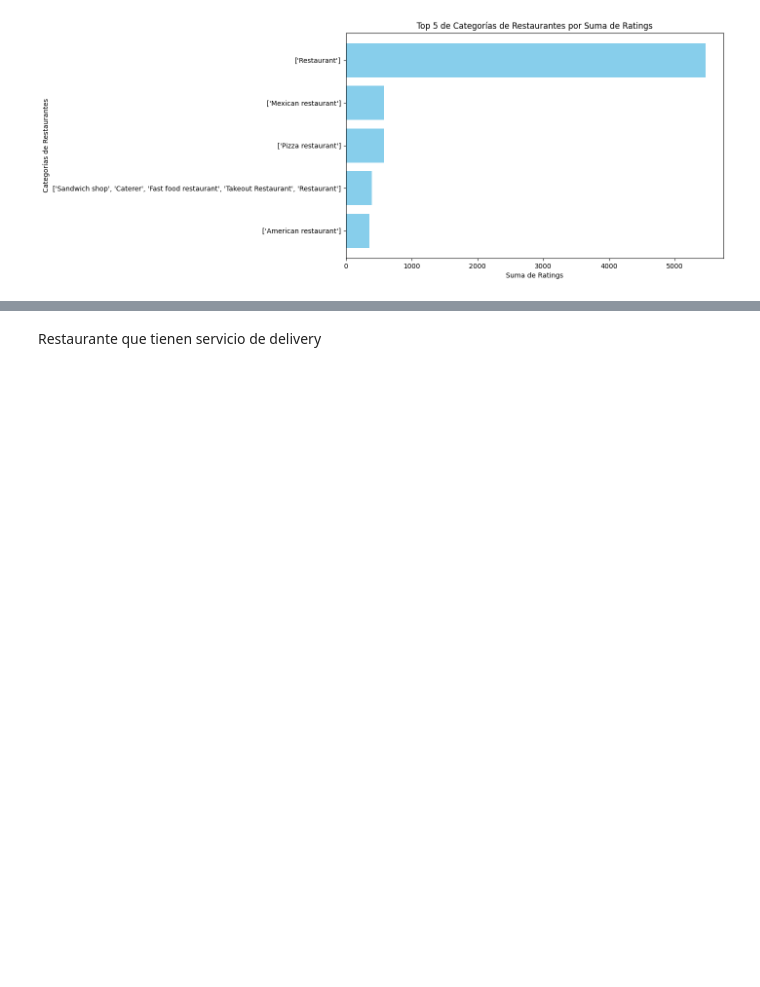
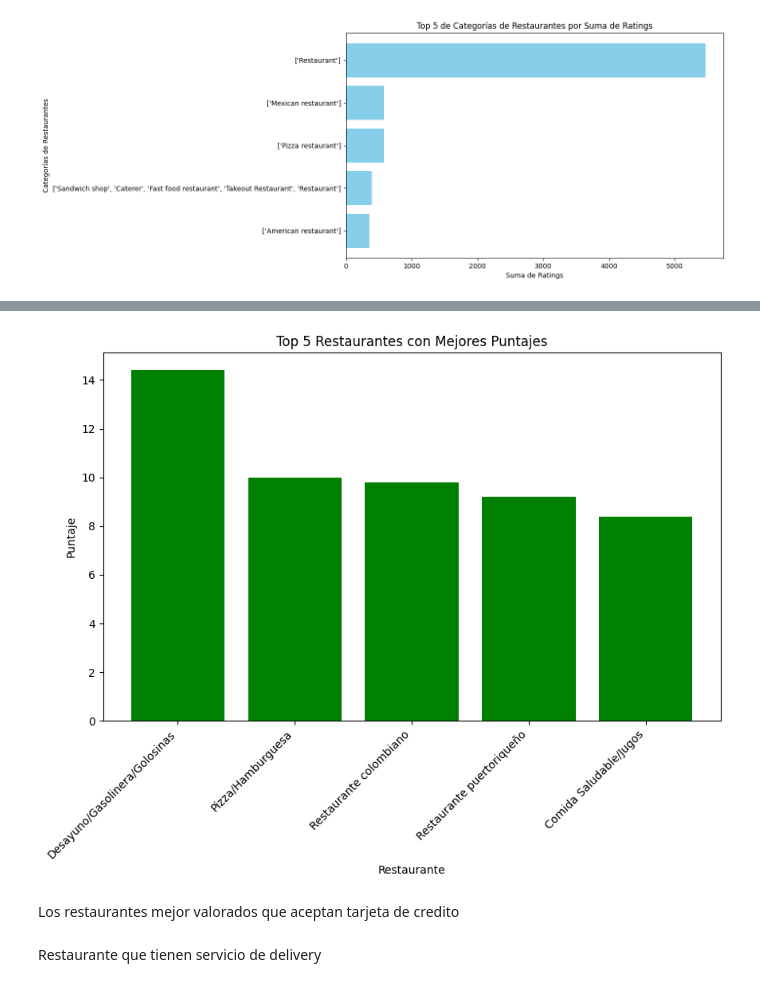
Before and after one commit to rfpcast/Proyecto-DA-Miami-2026, a Jupyter notebook: EDA.ipynb, the cells around one changed output, grey strips where cells are left out. Saved outputs shown, nothing was run; the diff lists cells and outputs as text; code cells hidden in the pictures; blank space fills up the shorter version.

```diff
--- a/EDA.ipynb
+++ b/EDA.ipynb
@@ -252,0 +255,10 @@ plt.show()
+# %%
+# Restaurantes que aceptan tarjeta de credito
+Tarjeta_credito = df_Florida_Google[df_Florida_Google['MISC'].str.contains("Credit Car", case=False)]
+# %%
+# Agrupamos por "category" y "MISC", sumando la columna 'avg_rating'
+Tarjeta_credito = Tarjeta_credito.groupby(['category',"MISC"])['avg_rating'].sum().reset_index()
+# Ordenamos los 5 mejores puntajes
+Tarjeta_credito = Tarjeta_credito.sort_values(by='avg_rating', ascending=False)
+top_5_restaurante_credito = Tarjeta_credito.head(5)
+top_5_restaurante_credito
@@ -252,0 +272,12 @@ plt.show()
+# %%
+# Renomnramos categorias
+renombrar_categorias = {
+    "['Convenience store', 'Breakfast restaurant', 'Cafe', 'Candy store', 'Cheesesteak restaurant', 'Coffee shop', 'Fast food restaurant', 'Gas station', 'Hoagie restaurant', 'Sandwich shop']": 'Desayuno/Gasolinera/Golosinas',
+    "['Pizza restaurant', 'Hamburger restaurant', 'Sandwich shop']": 'Pizza/Hamburguesa',
+    "['Restaurant', 'Colombian restaurant']": "Restaurante colombiano",
+    "['Puerto Rican restaurant']" : "Restaurante puertoriqueño",
+    "['Juice shop', 'Health food restaurant']": 'Comida Saludable/Jugos'
+}
+
+# Reemplazar los nombres de las categorías en el DataFrame
+top_5_restaurante_credito['category'] = top_5_restaurante_credito['category'].replace(renombrar_categorias)
@@ -253,3 +290,18 @@ plt.show()
+# %%
+plt.figure(figsize=(10, 6))
+plt.bar(top_5_restaurante_credito['category'], top_5_restaurante_credito["avg_rating"], color='green')
+plt.title('Top 5 Restaurantes con Mejores Puntajes')
+plt.xlabel('Restaurante')
+plt.ylabel('Puntaje')
+plt.xticks(rotation=45, ha='right')
+
+
+# Mostrar el gráfico
+plt.show()
+# %% [output]
+[figure, added]
+# %% [markdown]
+Los restaurantes mejor valorados que aceptan tarjeta de credito
 # %% [markdown]
  Restaurante que tienen servicio de delivery
 # %%
```
Also changed, not shown: parts of 6 cells of this notebook.
